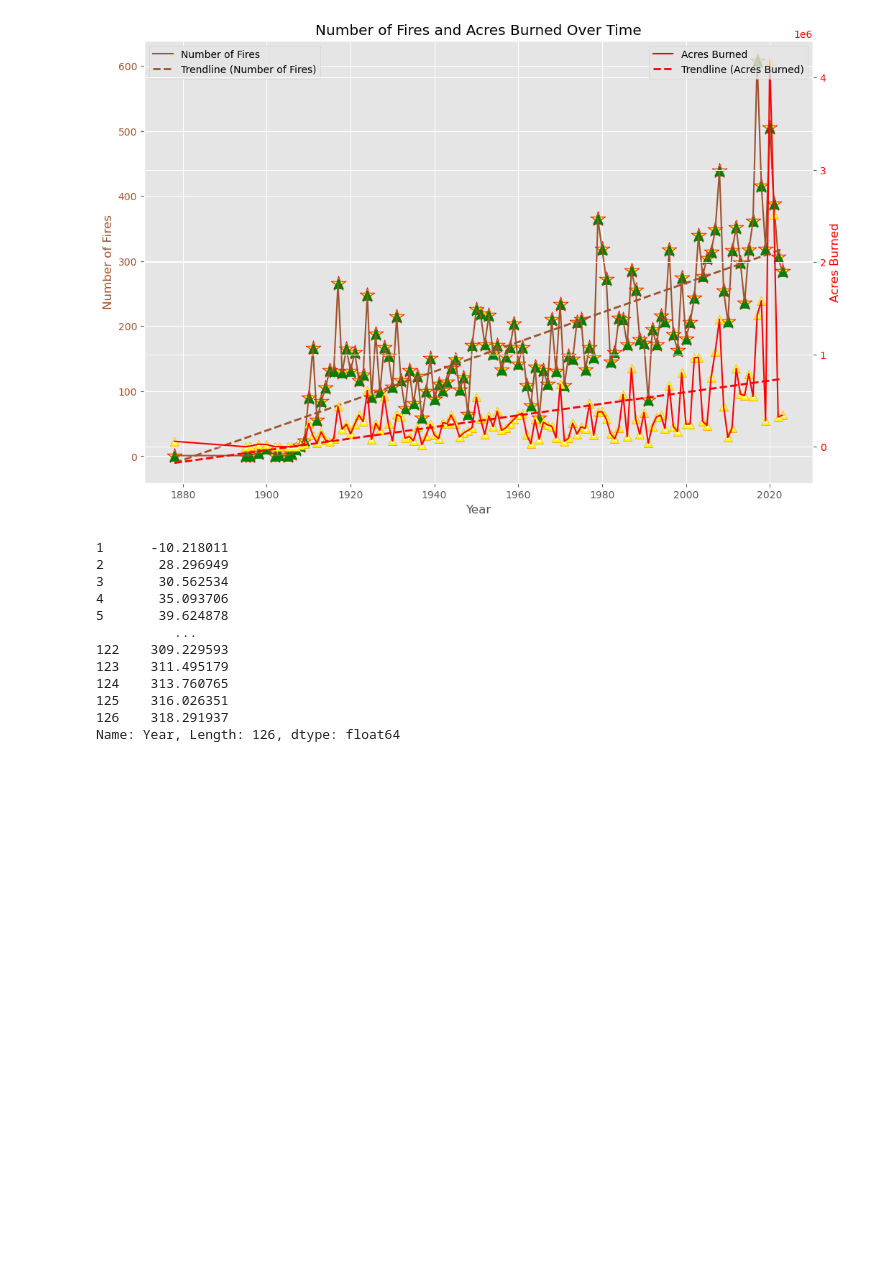
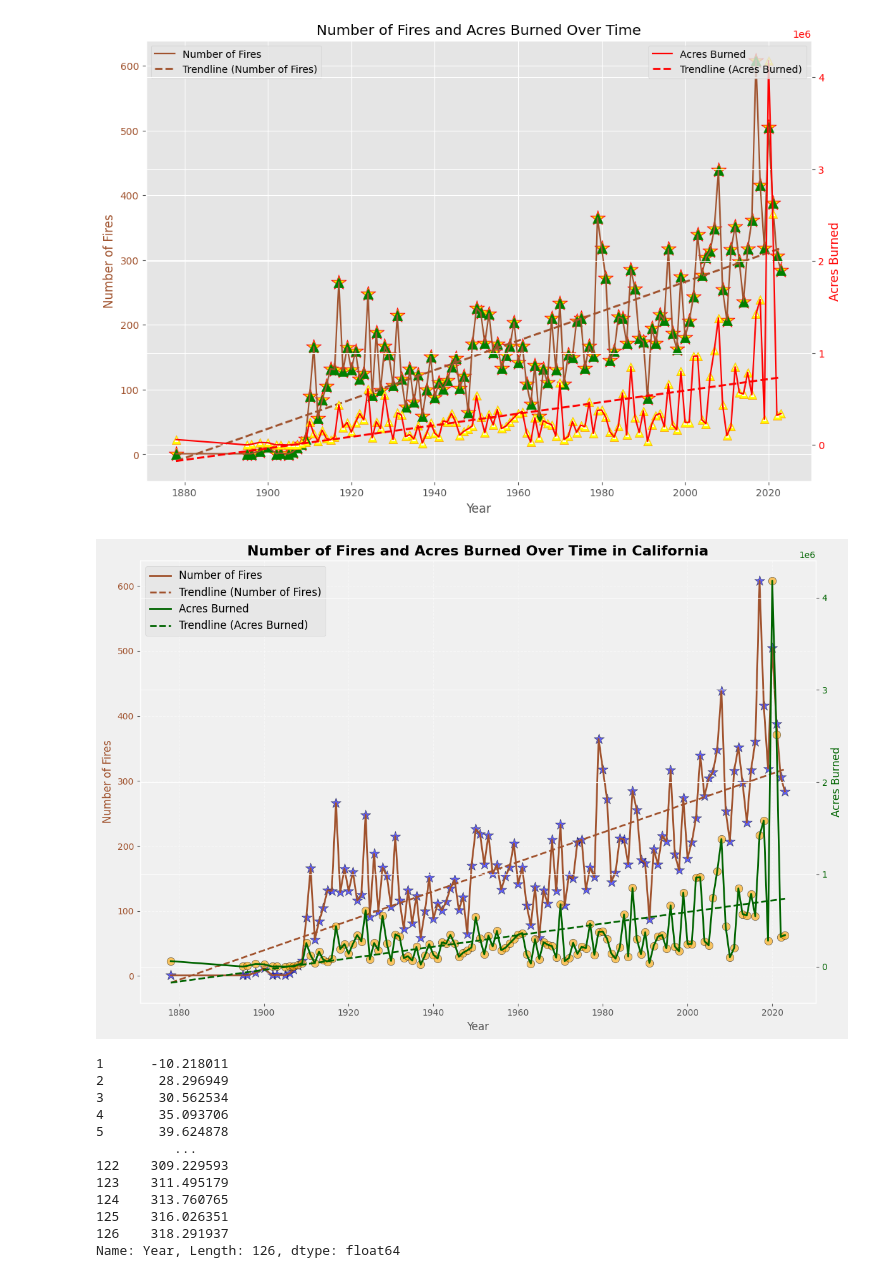
Before and after one commit to wrwr4859/UCB-Project3-Group3, a Jupyter notebook: ca_climate_change.ipynb, the cells around one changed output. Drawn from its saved outputs; the diff is of its cells as text; code cells hidden in the pictures; blank space fills up the shorter version.

Commit message:
update graph color

```diff
--- a/ca_climate_change.ipynb
+++ b/ca_climate_change.ipynb
@@ -977,6 +978,77 @@ plt.title('Number of Fires and Acres Burned Over Time')
 plt.show()
 # %% [output]
 [figure]
+# %%
+import sqlite3
+import pandas as pd
+import matplotlib.pyplot as plt
+from scipy import stats
+
+# Connect to the database and retrieve data
+conn = sqlite3.connect('ca_wildfires.db')
+df = pd.read_sql('''
+    SELECT
+        Year,
+        COUNT(*) as num_fires,
+        SUM("GIS Acres") as total_acres
+    FROM
+        wildfires
+    GROUP BY
+        Year
+    ''', conn)
+df = df.dropna(subset=['num_fires', 'total_acres', 'Year'])
+conn.close()
+# Define the light grey, red color
+light_grey = '#f0f0f0'
+light_red = '#ffe6e6'
+
+# Create the plot with a white background
+fig, ax1 = plt.subplots(figsize=(12, 8), facecolor=light_grey)
+ax1.set_facecolor(light_grey)
+
+# Plot Number of Fires
+ax1.plot(df['Year'], df['num_fires'], color='sienna', label='Number of Fires', linewidth=2)
+ax1.set_xlabel('Year', fontsize=12)
+ax1.set_ylabel('Number of Fires', color='sienna', fontsize=12)
+ax1.tick_params(axis='y', labelcolor='sienna')
+ax1.grid(True, which='major', linestyle='--', alpha=0.5)
+
+# Add a trendline for Number of Fires
+slope, intercept, r_value, p_value, std_err = stats.linregress(df['Year'], df['num_fires'])
+trendline = intercept + slope * df['Year']
+ax1.plot(df['Year'], trendline, color='sienna', linestyle='--', label='Trendline (Number of Fires)', linewidth=2)
+
+# Scatter points for Number of Fires
+ax1.scatter(df['Year'], df['num_fires'], marker='*', color='blue', s=150, edgecolors='k', alpha=0.6)
+
+# Plot Acres Burned on the same axes but with a different scale
+ax2 = ax1.twinx()
+ax2.set_facecolor(light_grey)
+ax2.plot(df['Year'], df['total_acres'], color='darkgreen', label='Acres Burned', linewidth=2)
+ax2.set_ylabel('Acres Burned', color='darkgreen', fontsize=12)
+ax2.tick_params(axis='y', labelcolor='darkgreen')
+
+# Add a trendline for Acres Burned
+slope1, intercept1, r_value1, p_value1, std_err1 = stats.linregress(df['Year'], df['total_acres'])
+trendline1 = intercept1 + slope1 * df['Year']
+ax2.plot(df['Year'], trendline1, color='darkgreen', linestyle='--', label='Trendline (Acres Burned)', linewidth=2)
+
+# Scatter points for Acres Burned
+ax2.scatter(df['Year'], df['total_acres'], marker='o', color='orange', s=80, edgecolors='k', alpha=0.6)
+
+# Combine legends from both axes
+lines, labels = ax1.get_legend_handles_labels()
+lines2, labels2 = ax2.get_legend_handles_labels()
+ax1.legend(lines + lines2, labels + labels2, loc='upper left', fontsize=12)
+
+# Set plot title
+plt.title('Number of Fires and Acres Burned Over Time in California', fontsize=16, fontweight='bold')
+
+# Adjust layout and show plot
+plt.tight_layout()
+plt.show()
+# %% [output]
+[figure, added]
 # %%
 print(trendline)
 # %% [output]
```
Also changed, not shown: parts of 1 cell of this notebook.
